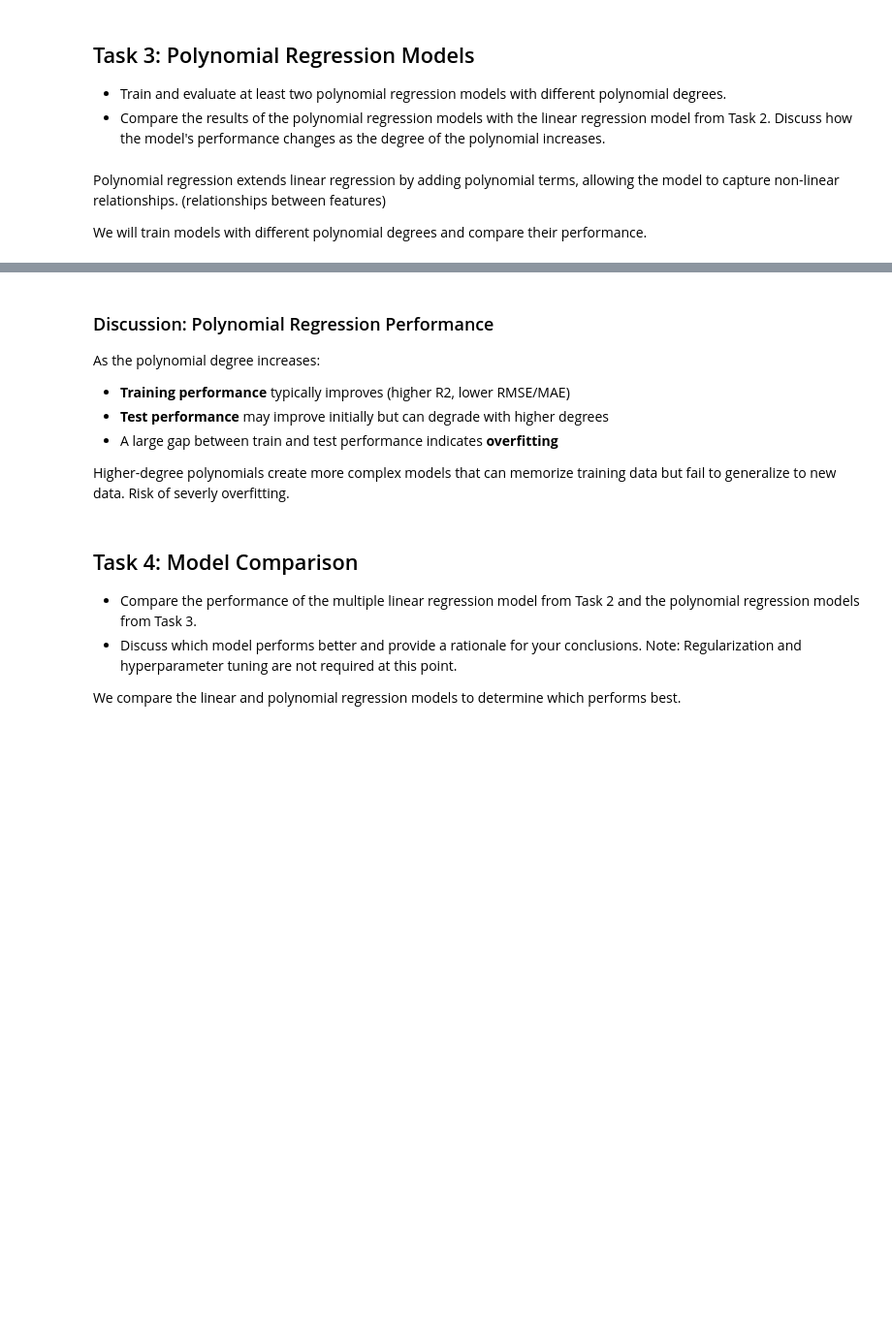
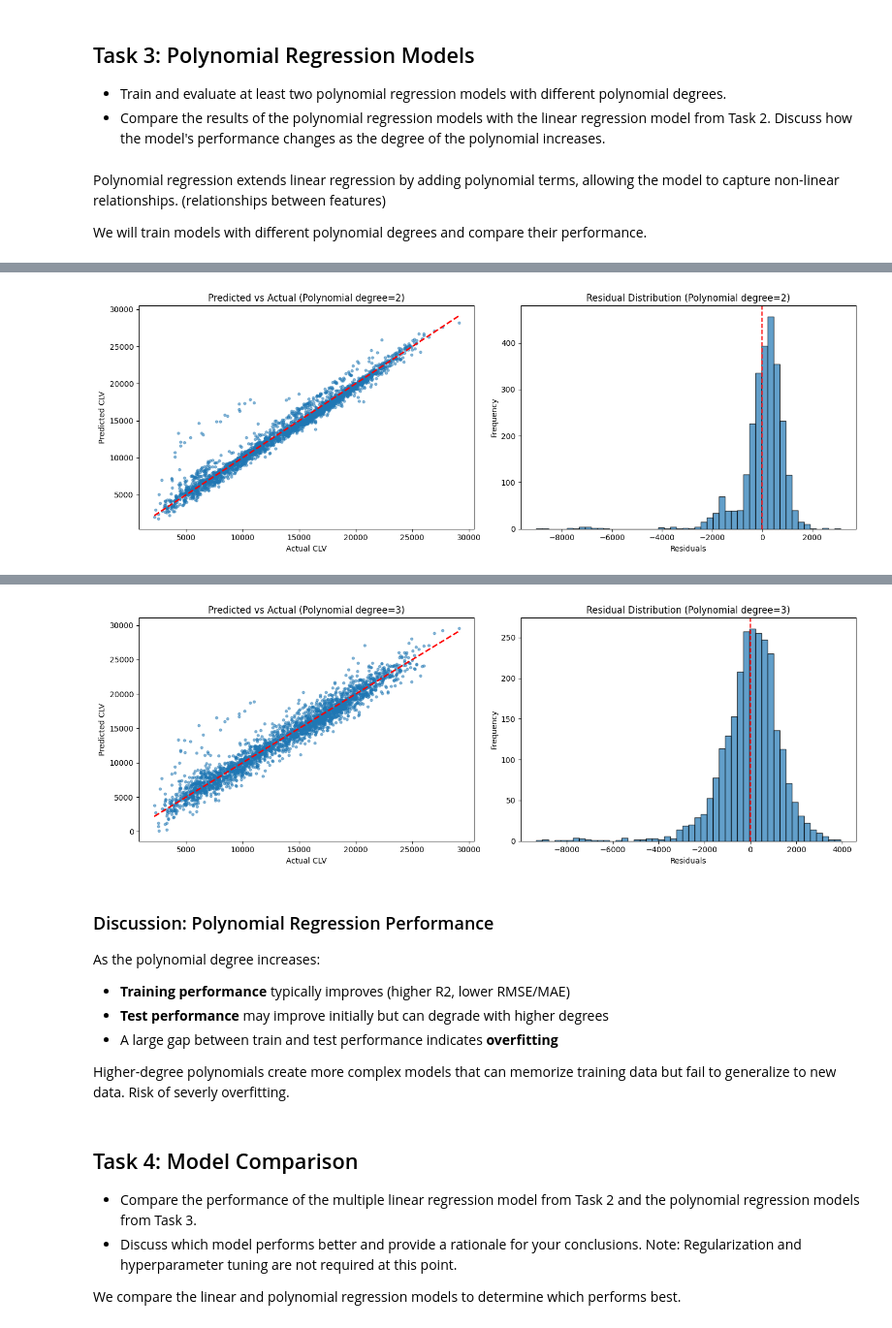
Before and after one commit to nncsimo/DSML2526, a Jupyter notebook: Abgabe/Assignment_02_3214721.ipynb, the cells around one changed output, grey strips where cells are left out. Shown at 97% size. Cells and saved outputs as stored; diff of their text form; code cells hidden in the pictures; blank space fills up the shorter version.

Commit message:
Completed Task 3 and 4. Still need to add learning curves and adapt evaluate model function to incorporate graphs for residuals and model fit.

```diff
--- a/Abgabe/Assignment_02_3214721.ipynb
+++ b/Abgabe/Assignment_02_3214721.ipynb
@@ -640,13 +640,24 @@ def evaluate_model(model, X_train, X_test, y_train, y_test, model_name="Model"):
     train_r2 = r2_score(y_train, y_train_pred)
     test_r2 = r2_score(y_test, y_test_pred)
 
+    # Adjusted R² with validity check
+    if n_train - p - 1 <= 0:
+        adjusted_train_r2 = np.nan
+    else:
+        adjusted_train_r2 = 1 - (1 - train_r2) * (n_train - 1) / (n_train - p - 1)
+
+    if n_test - p - 1 <= 0:
+        adjusted_test_r2 = np.nan
+    else:
+        adjusted_test_r2 = 1 - (1 - test_r2) * (n_test - 1) / (n_test - p - 1)
+
     # Calculate metrics
     metrics = {
         'Model': model_name,
         'Train_R2': train_r2,
         'Test_R2': test_r2,
-        'Adjusted_Train_R2': 1-(1-train_r2)*(n_train-1)/(n_train-p-1),
-        'Adjusted_Test_R2': 1-(1-test_r2)*(n_test-1)/(n_test-p-1),
+        'Adjusted_Train_R2': adjusted_train_r2,
+        'Adjusted_Test_R2': adjusted_test_r2,
         'Train_RMSE': np.sqrt(mean_squared_error(y_train, y_train_pred)),
         'Test_RMSE': np.sqrt(mean_squared_error(y_test, y_test_pred)),
         'Train_MAE': mean_absolute_error(y_train, y_train_pred),
@@ -962,0 +824,56 @@ plt.show()
+# %%
+# Train polynomial regression models with different degrees
+poly_results = []
+
+for degree in [2, 3]:
+    print(f"\n{'='*60}")
+    print(f"Training Polynomial Regression (degree={degree})")
+    print(f"{'='*60}")
+
+    # Create polynomial features
+    poly = PolynomialFeatures(degree=degree, include_bias=False)
+    X_train_poly = poly.fit_transform(X_train_processed)
+    X_test_poly = poly.transform(X_test_processed)
+
+    print(f"Features after polynomial transformation: {X_train_poly.shape[1]}")
+
+    # Train model
+    poly_model = LinearRegression()
+    poly_model.fit(X_train_poly, y_train)
+
+    # Evaluate
+    metrics, pred = evaluate_model(
+        poly_model, X_train_poly, X_test_poly,
+        y_train, y_test, f"Polynomial Regression (degree={degree})"
+    )
+
+    # Plot predicted vs actual and residuals
+    fig, axes = plt.subplots(1, 2, figsize=(14, 5))
+
+    residuals = y_test - pred
+
+    # Plot 1: Regression Fit (Actual vs Predicted)
+    axes[0].scatter(y_test, pred, alpha=0.5, s=10)
+    axes[0].plot([y_test.min(), y_test.max()], [y_test.min(), y_test.max()], 'r--', lw=2)
+    axes[0].set_xlabel('Actual CLV')
+    axes[0].set_ylabel('Predicted CLV')
+    axes[0].set_title(f'Predicted vs Actual (Polynomial degree={degree})')
+
+    # Plot 2: Residuals Distribution
+    axes[1].hist(residuals, bins=50, edgecolor='black', alpha=0.7)
+    axes[1].axvline(0, color='red', linestyle='--')
+    axes[1].set_xlabel('Residuals')
+    axes[1].set_ylabel('Frequency')
+    axes[1].set_title(f'Residual Distribution (Polynomial degree={degree})')
+
+    plt.tight_layout()
+    plt.show()
+
+    poly_results.append({
+        'degree': degree,
+        'model': poly_model,
+        'poly_transformer': poly,
+        'metrics': metrics,
+        'predictions': pred
+    })
+# %% [output]
@@ -962,0 +900 @@ plt.show()
+[figure, added]
@@ -962,0 +921 @@ plt.show()
+[figure, added]
```
Also changed, not shown: parts of 31 cells of this notebook.
